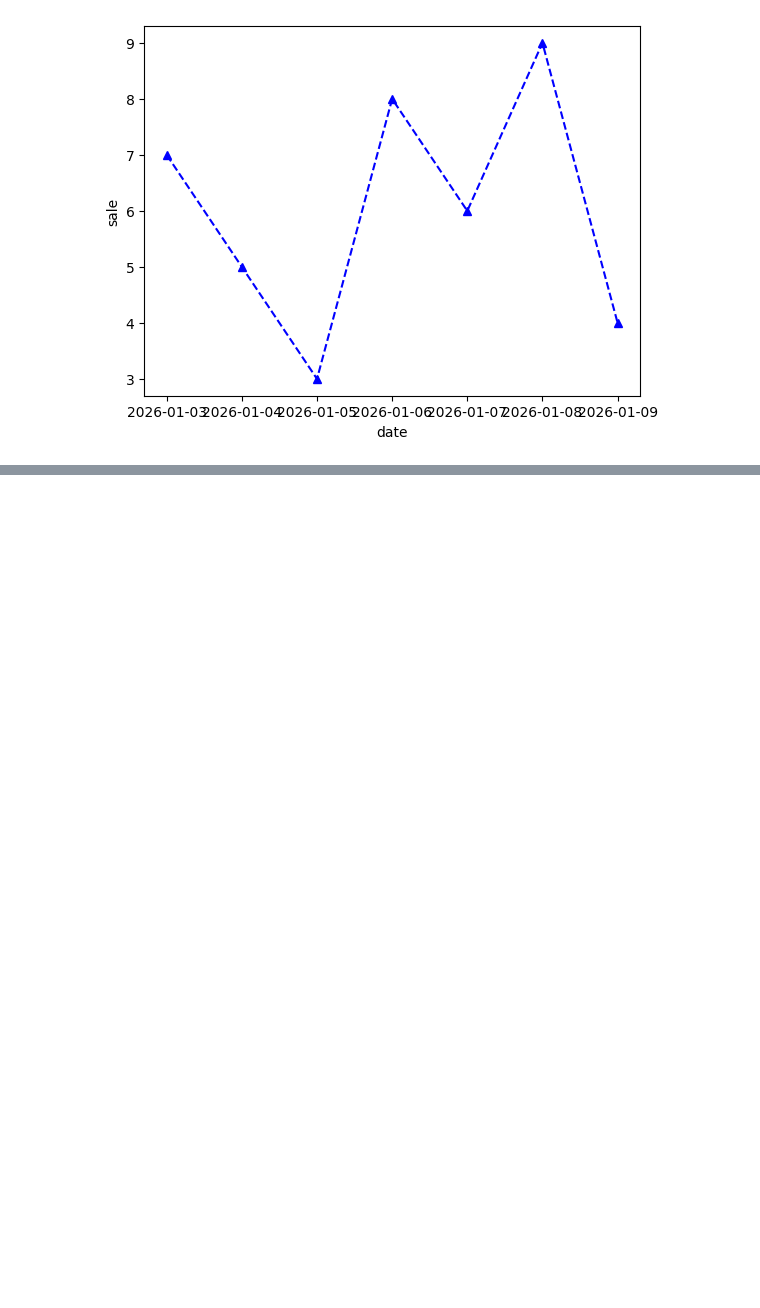
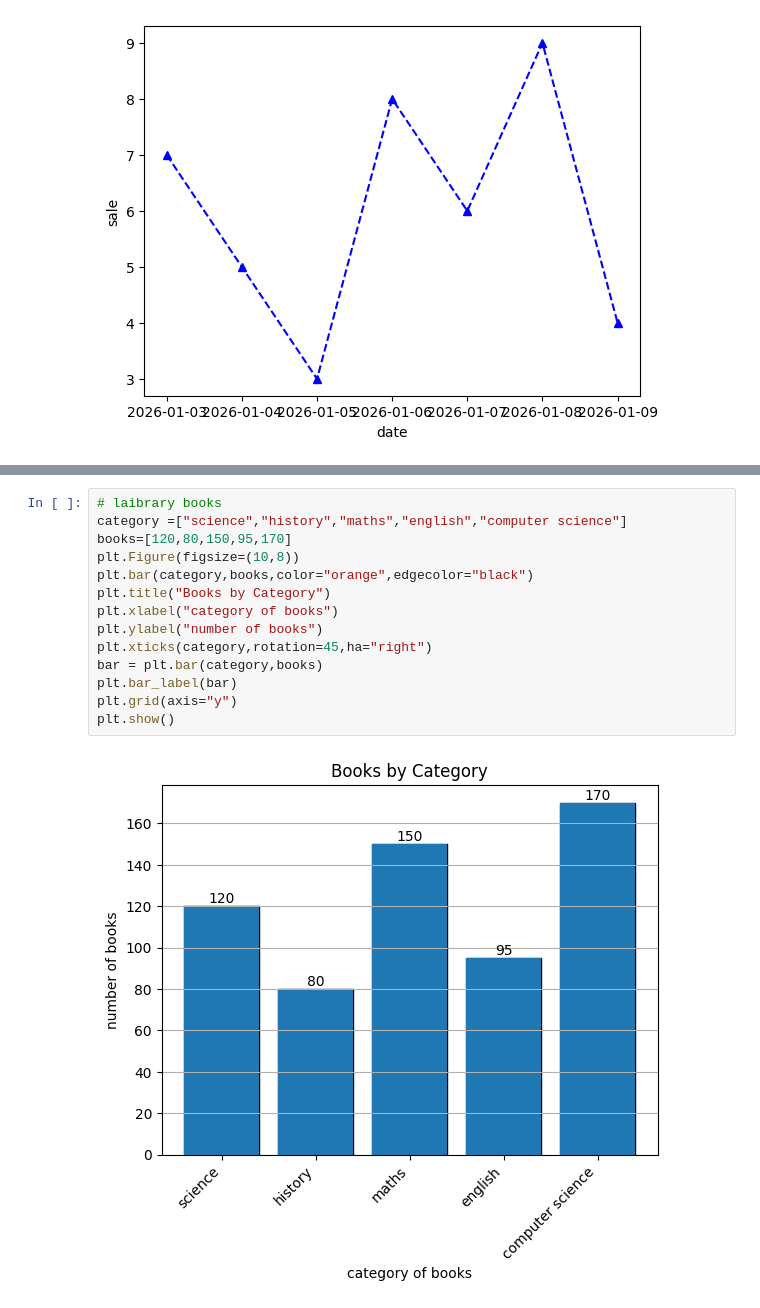
Before and after one commit to Engr-Jawad/Matplotlib_laibrary, a Jupyter notebook: problem4.ipynb, the cells around one changed output, grey strips where cells are left out. Cells and saved outputs as stored; diff of their text form; blank space fills up the shorter version.

```diff
--- a/problem4.ipynb
+++ b/problem4.ipynb
@@ -35,0 +48,16 @@ plt.show()
+# %%
+# laibrary books
+category =["science","history","maths","english","computer science"]
+books=[120,80,150,95,170]
+plt.Figure(figsize=(10,8))
+plt.bar(category,books,color="orange",edgecolor="black")
+plt.title("Books by Category")
+plt.xlabel("category of books")
+plt.ylabel("number of books")
+plt.xticks(category,rotation=45,ha="right")
+bar = plt.bar(category,books)
+plt.bar_label(bar)
+plt.grid(axis="y")
+plt.show()
+# %% [output]
+[figure, added]
```
Also changed, not shown: parts of 1 cell of this notebook.
